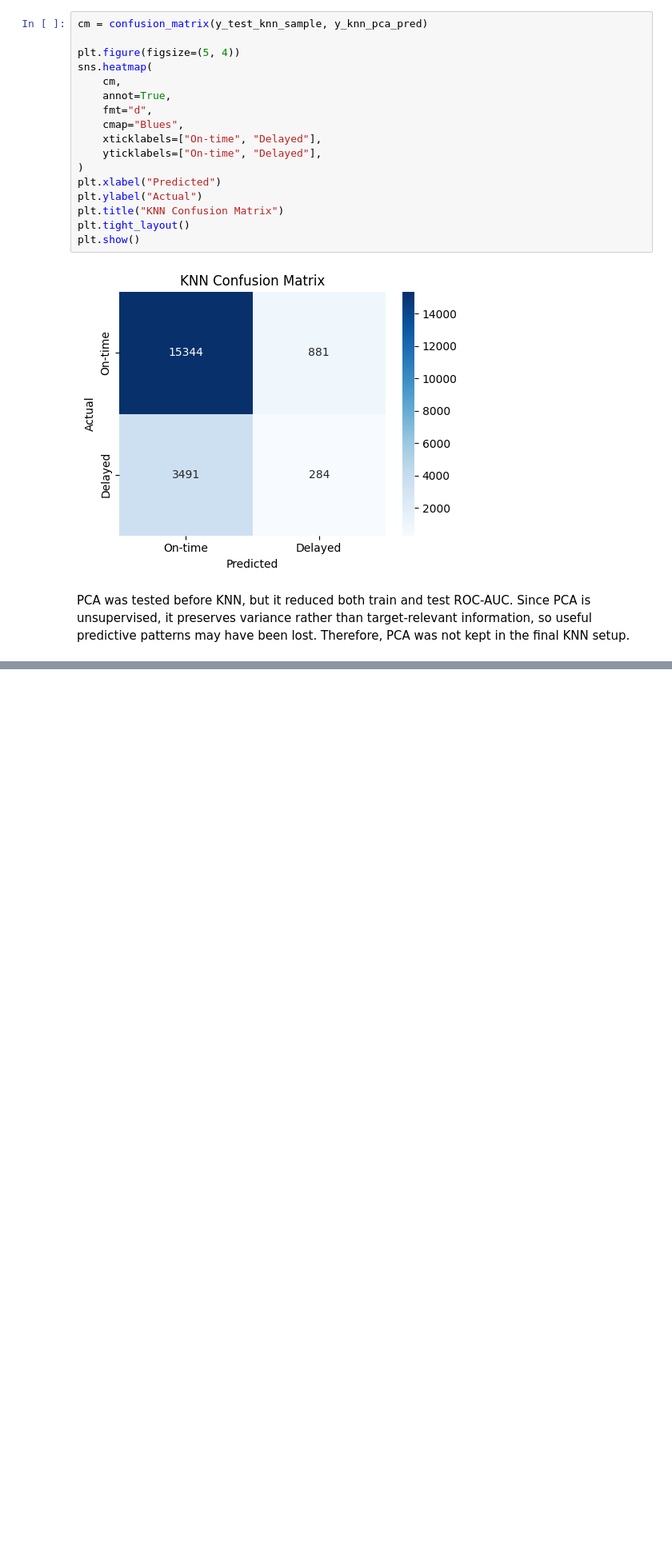
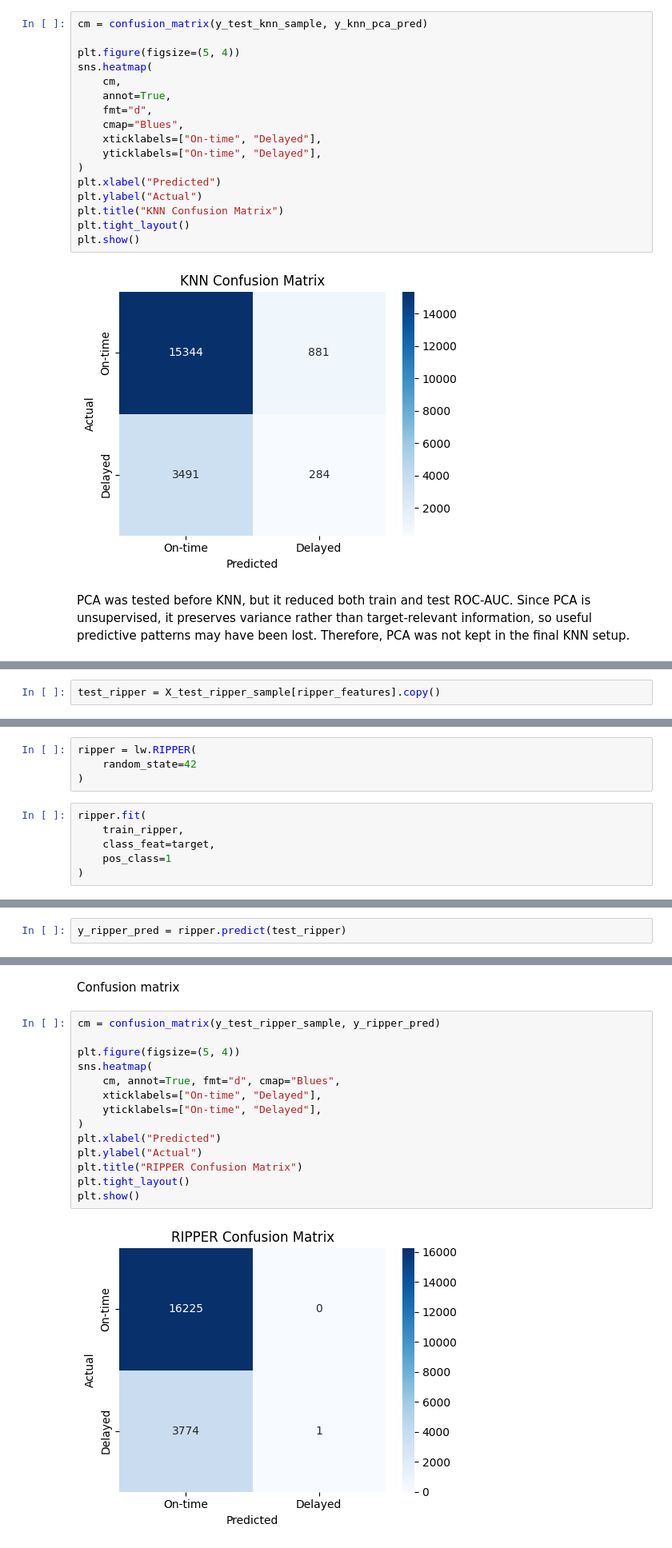
Before and after one commit to AlinaYakubova/ml-flight-felay-prediction, a Jupyter notebook: flight_delay_prediction.ipynb, the cells around one changed output, grey strips where cells are left out. Shown at 80% size. Saved outputs shown, nothing was run; the diff lists cells and outputs as text; blank space fills up the shorter version.

```diff
--- a/flight_delay_prediction.ipynb
+++ b/flight_delay_prediction.ipynb
@@ -1213,0 +1232,2 @@ PCA was tested before KNN, but it reduced both train and test ROC-AUC. Since PCA
+# %%
+test_ripper = X_test_ripper_sample[ripper_features].copy()
@@ -1213,0 +1236,10 @@ PCA was tested before KNN, but it reduced both train and test ROC-AUC. Since PCA
+# %%
+ripper = lw.RIPPER(
+    random_state=42
+)
+# %%
+ripper.fit(
+    train_ripper,
+    class_feat=target,
+    pos_class=1
+)
@@ -1213,0 +1287,2 @@ PCA was tested before KNN, but it reduced both train and test ROC-AUC. Since PCA
+# %%
+y_ripper_pred = ripper.predict(test_ripper)
@@ -1213,0 +1316,18 @@ PCA was tested before KNN, but it reduced both train and test ROC-AUC. Since PCA
+# %% [markdown]
+Confusion matrix
+# %%
+cm = confusion_matrix(y_test_ripper_sample, y_ripper_pred)
+
+plt.figure(figsize=(5, 4))
+sns.heatmap(
+    cm, annot=True, fmt="d", cmap="Blues",
+    xticklabels=["On-time", "Delayed"],
+    yticklabels=["On-time", "Delayed"],
+)
+plt.xlabel("Predicted")
+plt.ylabel("Actual")
+plt.title("RIPPER Confusion Matrix")
+plt.tight_layout()
+plt.show()
+# %% [output]
+[figure, added]
```
Also changed, not shown: parts of 49 cells of this notebook.
